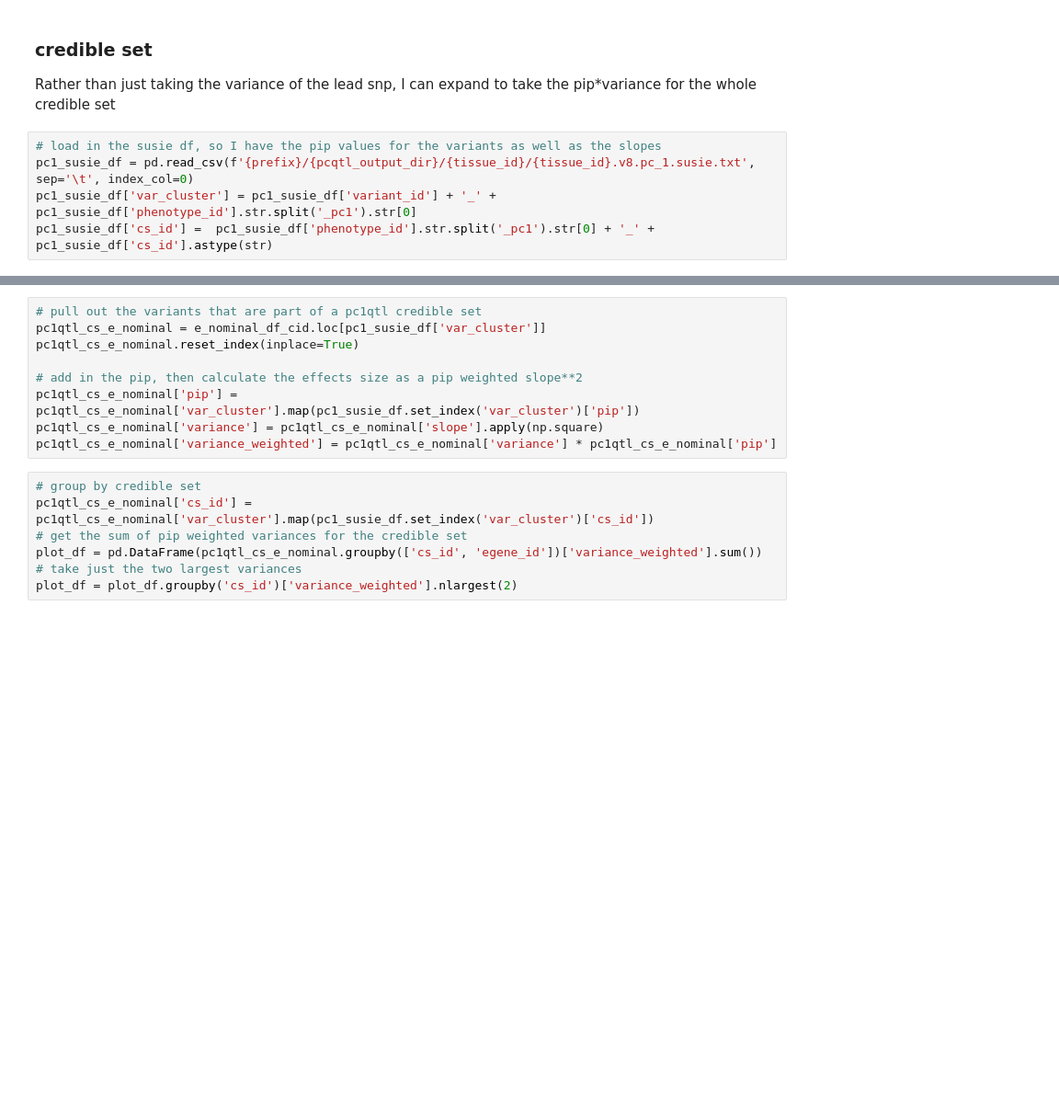
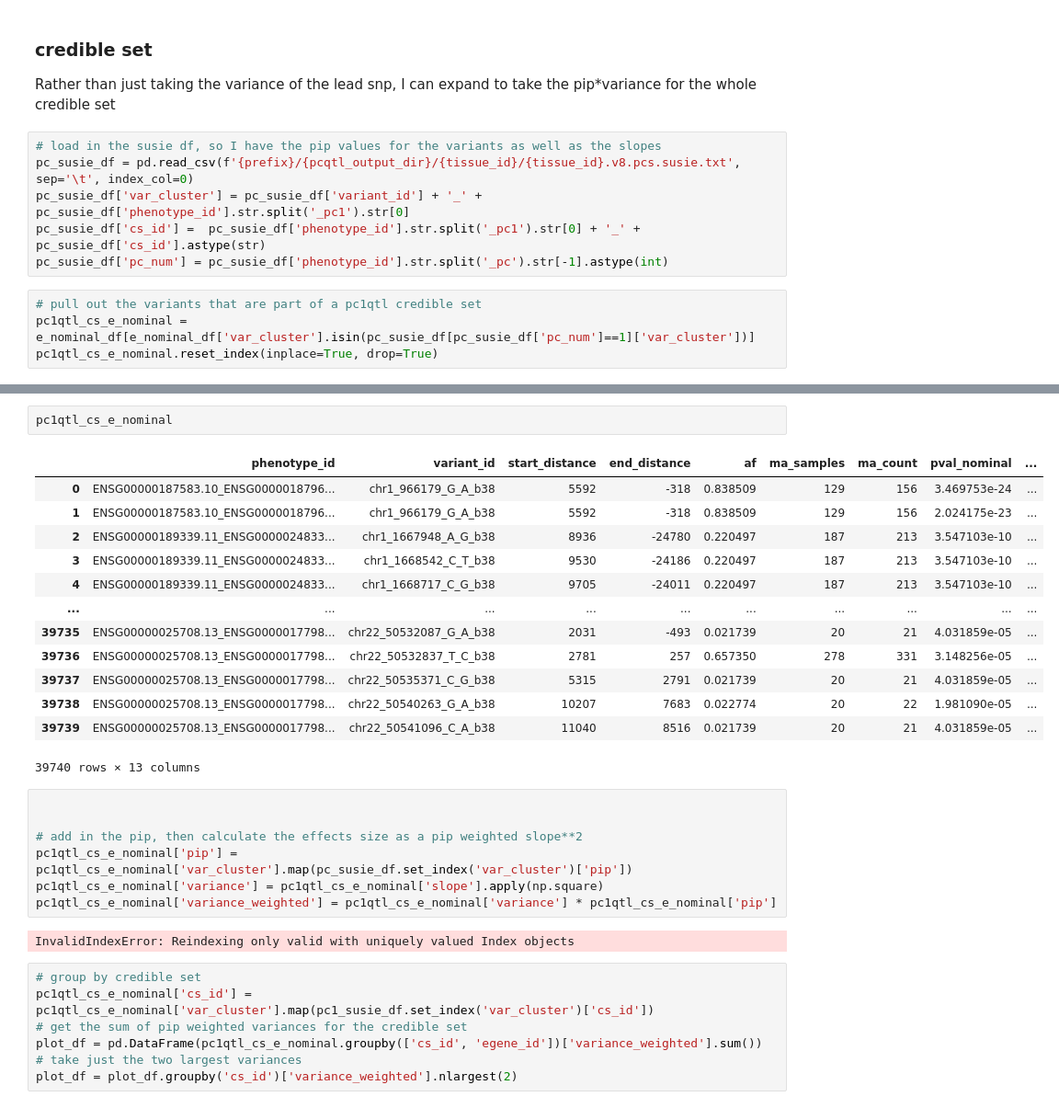
Before and after one commit to kal26/pcqtls, a Jupyter notebook: workflow/notebooks/pc_gene_variance.ipynb, the cells around one changed output, grey strips where cells are left out. Shown: that part at 92% size. Drawn from its saved outputs; the diff is of its cells as text; blank space fills up the shorter version.

```diff
--- a/workflow/notebooks/pc_gene_variance.ipynb
+++ b/workflow/notebooks/pc_gene_variance.ipynb
@@ -145,6 +139,11 @@ plt.show()
 Rather than just taking the variance of the lead snp, I can expand to take the pip*variance for the whole credible set
 # %%
 # load in the susie df, so I have the pip values for the variants as well as the slopes
-pc1_susie_df = pd.read_csv(f'{prefix}/{pcqtl_output_dir}/{tissue_id}/{tissue_id}.v8.pc_1.susie.txt', sep='\t', index_col=0)
-pc1_susie_df['var_cluster'] = pc1_susie_df['variant_id'] + '_' + pc1_susie_df['phenotype_id'].str.split('_pc1').str[0]
-pc1_susie_df['cs_id'] =  pc1_susie_df['phenotype_id'].str.split('_pc1').str[0] + '_' + pc1_susie_df['cs_id'].astype(str)
+pc_susie_df = pd.read_csv(f'{prefix}/{pcqtl_output_dir}/{tissue_id}/{tissue_id}.v8.pcs.susie.txt', sep='\t', index_col=0)
+pc_susie_df['var_cluster'] = pc_susie_df['variant_id'] + '_' + pc_susie_df['phenotype_id'].str.split('_pc1').str[0]
+pc_susie_df['cs_id'] =  pc_susie_df['phenotype_id'].str.split('_pc1').str[0] + '_' + pc_susie_df['cs_id'].astype(str)
+pc_susie_df['pc_num'] = pc_susie_df['phenotype_id'].str.split('_pc').str[-1].astype(int)
+# %%
+# pull out the variants that are part of a pc1qtl credible set
+pc1qtl_cs_e_nominal = e_nominal_df[e_nominal_df['var_cluster'].isin(pc_susie_df[pc_susie_df['pc_num']==1]['var_cluster'])]
+pc1qtl_cs_e_nominal.reset_index(inplace=True, drop=True)
@@ -151,12 +166,28 @@ pc1_susie_df['cs_id'] =  pc1_susie_df['phenotype_id'].str.split('_pc1').str[0] +
+# %%
+pc1qtl_cs_e_nominal
+# %% [output]
+|  | phenotype_id | variant_id | start_distance | end_distance | af | ma_samples | ma_count | pval_nominal | ... |
+| 0 | ENSG00000187583.10_ENSG0000018796... | chr1_966179_G_A_b38 | 5592 | -318 | 0.838509 | 129 | 156 | 3.469753e-24 | ... |
+| 1 | ENSG00000187583.10_ENSG0000018796... | chr1_966179_G_A_b38 | 5592 | -318 | 0.838509 | 129 | 156 | 2.024175e-23 | ... |
+| 2 | ENSG00000189339.11_ENSG0000024833... | chr1_1667948_A_G_b38 | 8936 | -24780 | 0.220497 | 187 | 213 | 3.547103e-10 | ... |
+| 3 | ENSG00000189339.11_ENSG0000024833... | chr1_1668542_C_T_b38 | 9530 | -24186 | 0.220497 | 187 | 213 | 3.547103e-10 | ... |
+| 4 | ENSG00000189339.11_ENSG0000024833... | chr1_1668717_C_G_b38 | 9705 | -24011 | 0.220497 | 187 | 213 | 3.547103e-10 | ... |
+| ... | ... | ... | ... | ... | ... | ... | ... | ... | ... |
+| 39735 | ENSG00000025708.13_ENSG0000017798... | chr22_50532087_G_A_b38 | 2031 | -493 | 0.021739 | 20 | 21 | 4.031859e-05 | ... |
+| 39736 | ENSG00000025708.13_ENSG0000017798... | chr22_50532837_T_C_b38 | 2781 | 257 | 0.657350 | 278 | 331 | 3.148256e-05 | ... |
+| 39737 | ENSG00000025708.13_ENSG0000017798... | chr22_50535371_C_G_b38 | 5315 | 2791 | 0.021739 | 20 | 21 | 4.031859e-05 | ... |
+| 39738 | ENSG00000025708.13_ENSG0000017798... | chr22_50540263_G_A_b38 | 10207 | 7683 | 0.022774 | 20 | 22 | 1.981090e-05 | ... |
+| 39739 | ENSG00000025708.13_ENSG0000017798... | chr22_50541096_C_A_b38 | 11040 | 8516 | 0.021739 | 20 | 21 | 4.031859e-05 | ... |
+39740 rows × 13 columns
 # %%
-# pull out the variants that are part of a pc1qtl credible set
-pc1qtl_cs_e_nominal = e_nominal_df_cid.loc[pc1_susie_df['var_cluster']]
-pc1qtl_cs_e_nominal.reset_index(inplace=True)
+
 
 # add in the pip, then calculate the effects size as a pip weighted slope**2
-pc1qtl_cs_e_nominal['pip'] = pc1qtl_cs_e_nominal['var_cluster'].map(pc1_susie_df.set_index('var_cluster')['pip'])
+pc1qtl_cs_e_nominal['pip'] = pc1qtl_cs_e_nominal['var_cluster'].map(pc_susie_df.set_index('var_cluster')['pip'])
 pc1qtl_cs_e_nominal['variance'] = pc1qtl_cs_e_nominal['slope'].apply(np.square)
 pc1qtl_cs_e_nominal['variance_weighted'] = pc1qtl_cs_e_nominal['variance'] * pc1qtl_cs_e_nominal['pip']
+# %% [output]
+InvalidIndexError: Reindexing only valid with uniquely valued Index objects
 # %%
 # group by credible set
 pc1qtl_cs_e_nominal['cs_id'] = pc1qtl_cs_e_nominal['var_cluster'].map(pc1_susie_df.set_index('var_cluster')['cs_id'])
```
Also changed, not shown: parts of 14 cells of this notebook, 6 other files.
